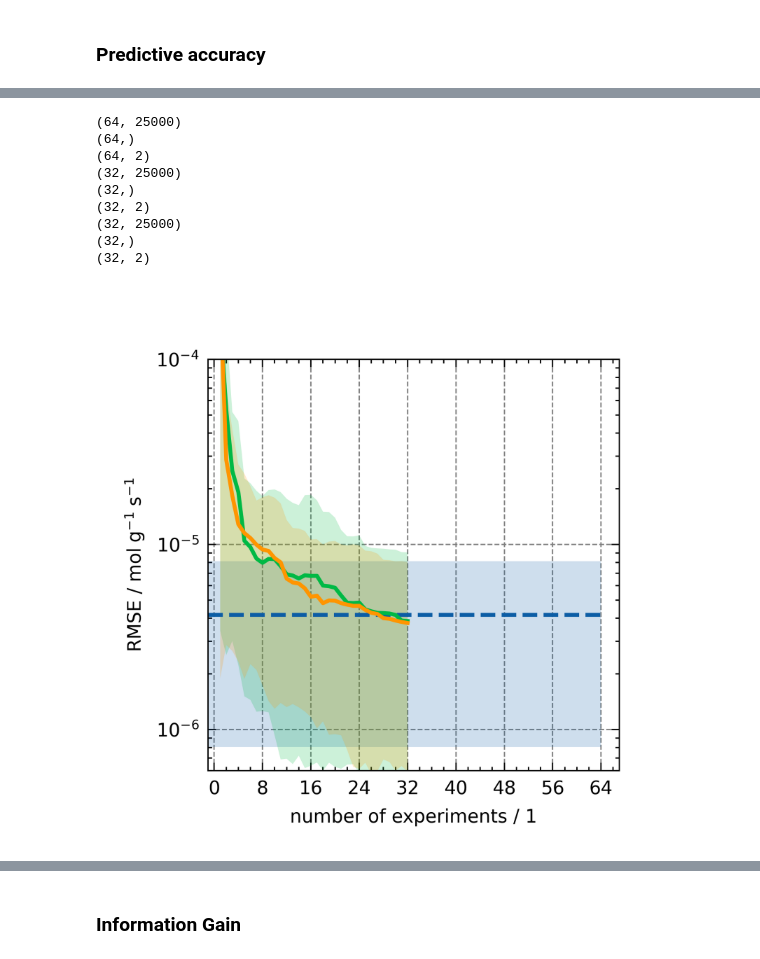
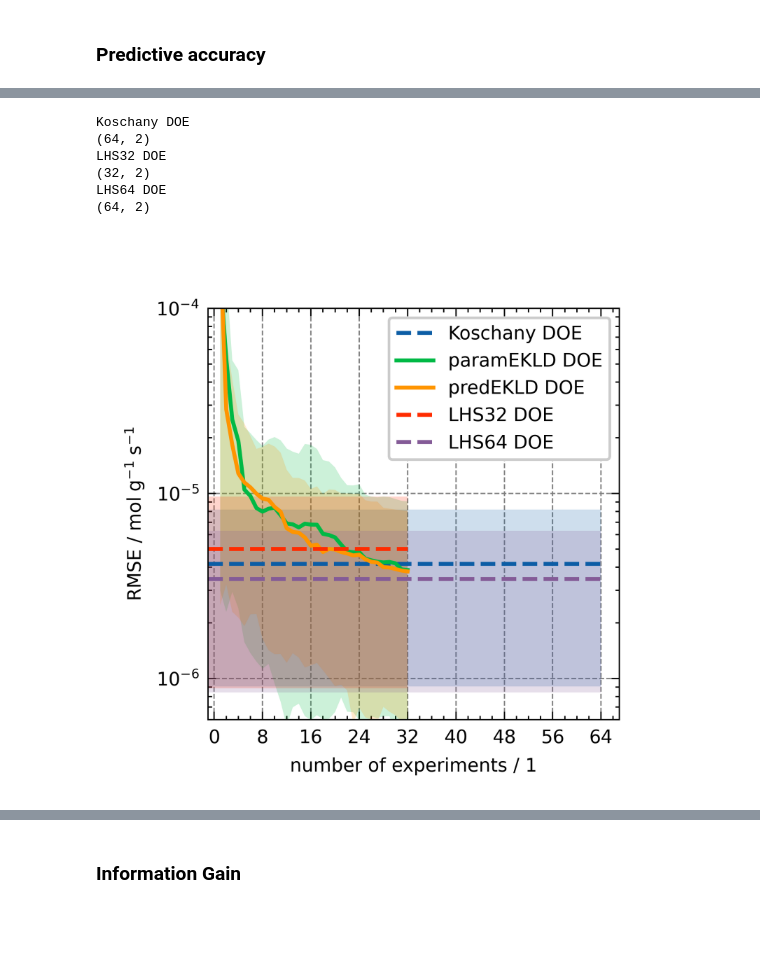
Before and after one commit to ChemRxnEngLab/BayesianIO4kinetics, a Jupyter notebook: HSA_H_Overview.ipynb, the cells around one changed output, grey strips where cells are left out. Saved outputs shown, nothing was run; the diff lists cells and outputs as text; code cells hidden in the pictures; blank space fills up the shorter version.

```diff
--- a/HSA_H_Overview.ipynb
+++ b/HSA_H_Overview.ipynb
@@ -265,7 +301,7 @@ colors = plt.rcParams["axes.prop_cycle"].by_key()["color"]
 for i, ov_dict in enumerate(ov):
     for seed in ov_dict["seeds"]:
 
-        if ov_dict["DOE"] == "Koschany DOE":
+        if ov_dict["DOE"] in ["Koschany DOE", "LHS32 DOE", "LHS64 DOE"]:
             ax.hlines(
                 np.mean(ov_dict["RMSEs"][seed], axis=1)[-1],
                 xmin=-1,
@@ -329,13 +365,13 @@ ax = ICIW_Plots.make_square_ax(
 colors = plt.rcParams["axes.prop_cycle"].by_key()["color"]
 for i, ov_dict in enumerate(ov):
     RMSEs = np.concatenate([ov_dict["RMSEs"][seed] for seed in ov_dict["seeds"]], axis=-1)
-    print(RMSEs.shape)
-    print(np.mean(RMSEs, axis=1).shape)
-    if ov_dict["DOE"] == "Koschany DOE":
+    if ov_dict["DOE"] in ["Koschany DOE", "LHS32 DOE", "LHS64 DOE"]:
+        print(ov_dict["DOE"])
+        xmax = len(ov_dict["RMSEs"][seed])
         ax.hlines(
             np.mean(RMSEs, axis=1)[-1],
             xmin=-1,
-            xmax=64,
+            xmax=xmax,
             label=ov_dict["DOE"],
             ls="--",
             color=colors[i],
@@ -348,46 +384,42 @@ for i, ov_dict in enumerate(ov):
             HDI[-1,1],
             alpha=0.2,
             # ls="--",
             facecolor=colors[i],
             # edgecolor="gray",
         )
         continue
     ax.plot(
         np.arange(1, RMSEs.shape[0] + 1),
         np.mean(RMSEs, axis=1),
         # "o--",
         # ms=4,
         # lw=1,
         label=ov_dict["DOE"],
         color=colors[i],
     )
     HDI = az.hdi(RMSEs, prob=0.95)
-    print(HDI.shape)
     ax.fill_between(
         np.arange(1, RMSEs.shape[0] + 1),
         HDI[:, 0],
         HDI[:, 1],
         alpha=0.2,
         # ls="--",
         facecolor=colors[i],
         # edgecolor="gray",
     )
-    # ax.legend(frameon=True)
+ax.legend(frameon=True)
 
-# plt.savefig("figures/KinFit_RMSE.png")
-# plt.savefig("figures/KinFit_RMSE.pdf")
-# plt.savefig("figures/KinFit_RMSE.svg")
+plt.savefig("figures/rev/KinFit_RMSE.png")
+plt.savefig("figures/rev/KinFit_RMSE.pdf")
+plt.savefig("figures/rev/KinFit_RMSE.svg")
 # %% [output]
-(64, 25000)
-(64,)
+Koschany DOE
 (64, 2)
-(32, 25000)
-(32,)
+LHS32 DOE
 (32, 2)
-(32, 25000)
-(32,)
-(32, 2)
+LHS64 DOE
+(64, 2)
-[figure, old version]
+[figure, new version]
 # %%
 fig = ICIW_Plots.figure(layout="double_column", height=20*ICIW_Plots.cm2inch)
 axs = ICIW_Plots.make_square_subplots(
```
Also changed, not shown: parts of 14 cells of this notebook, 23 other files.
